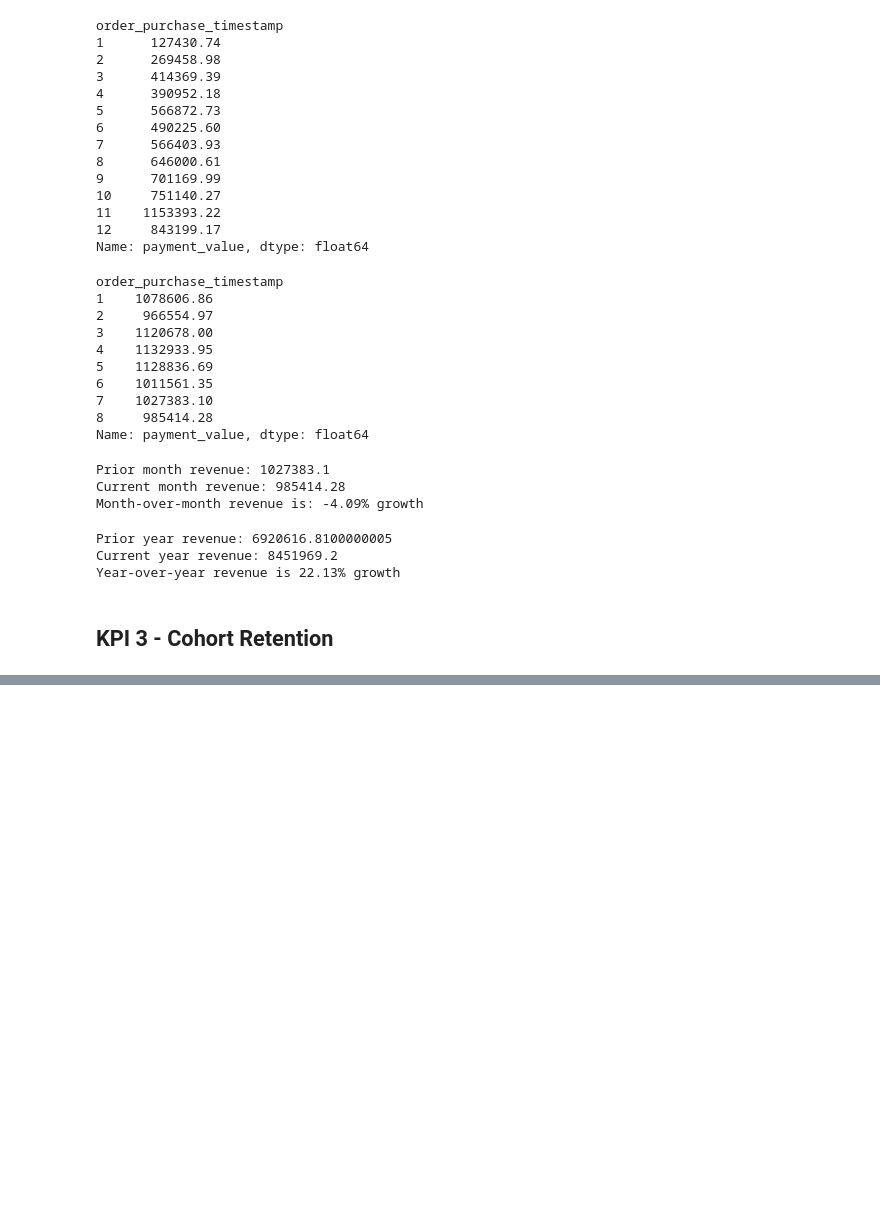
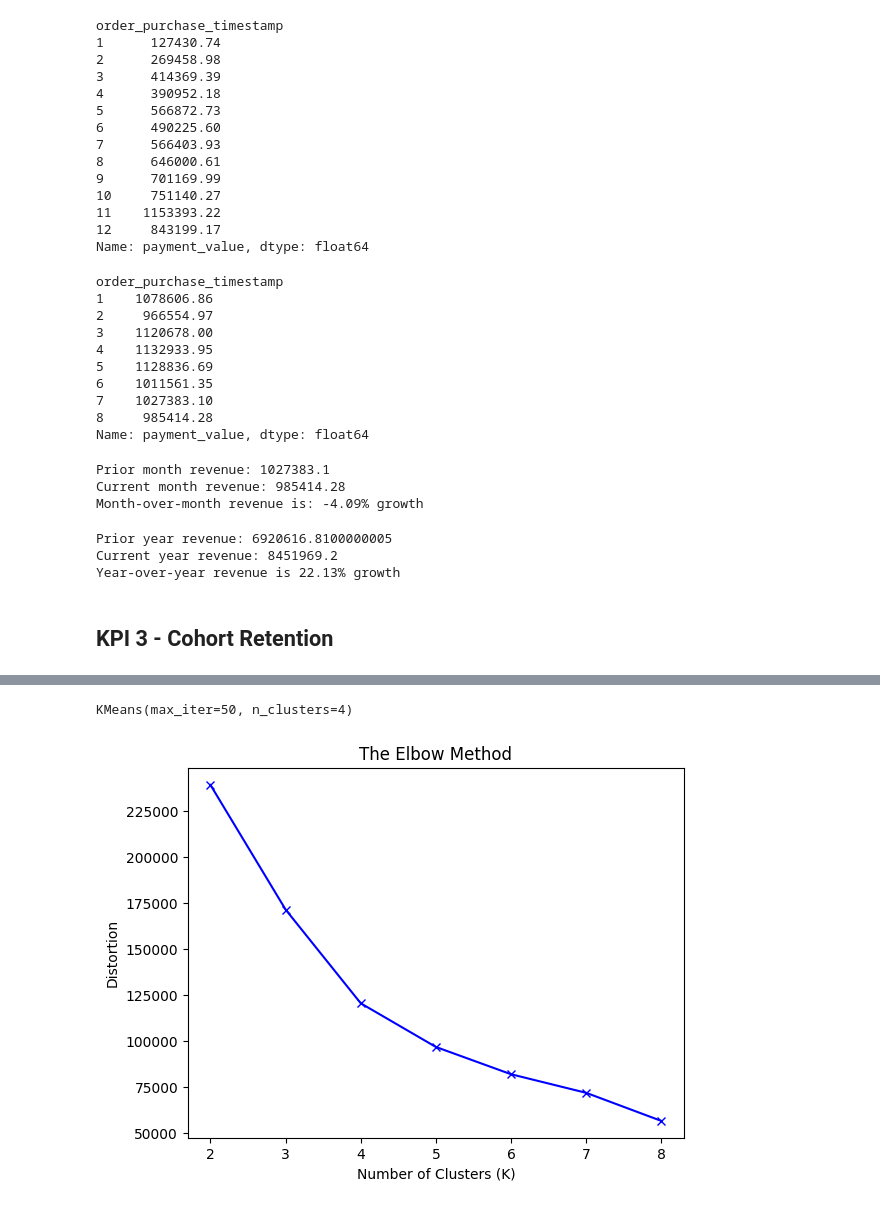
Before and after one commit to tony19415/Brazil-E-Commerce, a Jupyter notebook: 01_data_analysis.ipynb, the cells around one changed output, grey strips where cells are left out. Saved outputs shown, nothing was run; the diff lists cells and outputs as text; code cells hidden in the pictures; blank space fills up the shorter version.

Commit message:
Updated data analysis

```diff
--- a/01_data_analysis.ipynb
+++ b/01_data_analysis.ipynb
@@ -630,0 +788,4 @@ cohort_size[['customer_id', 'month', '']]
+# %%
+scaler = StandardScaler()
+rfm_normalized = rfm_df[['Monetary', 'Frequency', 'Recency']]
+rfm_normalized
@@ -630,0 +806,4 @@ cohort_size[['customer_id', 'month', '']]
+# %%
+rfm_normalized = scaler.fit_transform(rfm_normalized)
+rfm_normalized = pd.DataFrame(rfm_normalized)
+rfm_normalized
@@ -630,0 +824,25 @@ cohort_size[['customer_id', 'month', '']]
+# %%
+kmeans = KMeans(n_clusters=4, max_iter=50)
+kmeans.fit(rfm_normalized)
+# %% [output]
+KMeans(max_iter=50, n_clusters=4)
+# %%
+# Calculate elbow
+ssd = []
+range_n_clusters = [2, 3, 4, 5, 6, 7, 8]
+for num_clusters in range_n_clusters:
+    kmeans = KMeans(n_clusters=num_clusters, max_iter=50)
+    kmeans.fit(rfm_normalized)
+
+    ssd.append(kmeans.inertia_)
+# %%
+# Plot elbow
+
+plt.plot(range_n_clusters, ssd, 'bx-')
+plt.xlabel('Number of Clusters (K)')
+plt.ylabel('Distortion')
+plt.title('The Elbow Method')
+
+plt.show()
+# %% [output]
+[figure, added]
```
Also changed, not shown: parts of 34 cells of this notebook.
